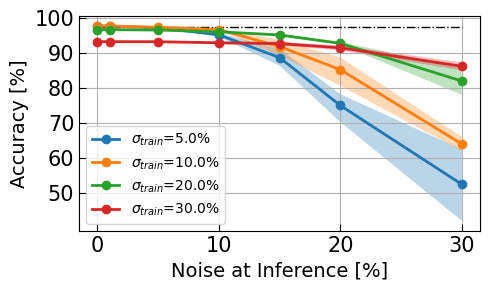
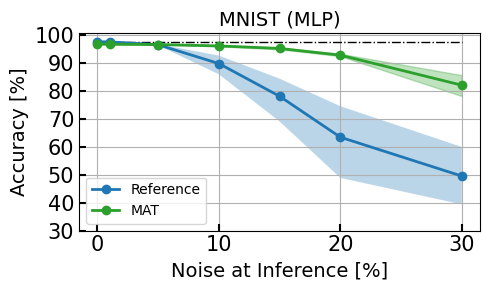
Unified diff of the notebook cell whose output changed from the first chart to the second:
--- before
+++ after
@@ -1,13 +1,23 @@
+noise_sd_list = dict_results_vanilla['noise_sd_list']
+acc_test_vanilla = 100*dict_results_vanilla['acc_test_vanilla']
+acc_test_vanilla_ref = 100*dict_results_vanilla['acc_test_vanilla_ref']
+acc_test_nudging = 100*dict_results_NoiseBack['acc_test_nudging']
+acc_test_nudging_ref = 100*dict_results_NoiseBack['acc_test_nudging_ref']
+acc_test_fon = 100*dict_results_NoiseForw['acc_test_fon']
+
 fig, ax = plt.subplots( figsize=(5,3) )
 # reference accuracy w/out noise
 ax.hlines( np.mean( acc_test_vanilla_ref, axis=0 ), noise_sd_list[0]*100, noise_sd_list[-1]*100, lw=1, linestyle='-.', color='k')
+# vanilla training
+ax.plot( 100*noise_sd_list, np.mean( acc_test_vanilla, axis=0 ), lw=2, marker='o', ms=6, label='Reference')
+ax.fill_between( 100*noise_sd_list, np.quantile( acc_test_vanilla, axis=0, q=0.5-0.38 ), np.quantile( acc_test_vanilla, axis=0, q=0.5+0.38 ), alpha=0.3 )
 # with the noise in forward phase
-for n, noise_sd in enumerate(noise_sd_train_list):
-    ax.plot( 100*noise_sd_list, np.mean( accuracy_ste[n], axis=0 ), lw=2, marker='o', ms=6, label=r'$\sigma_{train}$='+str(noise_sd*100)+'%')
-    ax.fill_between( 100*noise_sd_list, np.quantile( accuracy_ste[n], axis=0, q=0.5-0.38 ), np.quantile( accuracy_ste[n], axis=0, q=0.5+0.38 ), alpha=0.3 )
-ax.tick_params( which='major', labelsize=15, direction='in', size=5 )
+ax.plot( 100*noise_sd_list, np.mean( acc_test_fon, axis=0 ), lw=2, marker='o', ms=6, label='MAT', color='tab:green')
+ax.fill_between( 100*noise_sd_list, np.quantile( acc_test_fon, axis=0, q=0.5-0.38 ), np.quantile( acc_test_fon, axis=0, q=0.5+0.38 ), alpha=0.3, color='tab:green' )
+ax.tick_params( which='major', labelsize=15, direction='in', size=5, width=1.5 )
 ax.tick_params( which='minor', direction='in', size=2.5 )
 #ax.set_xscale('log')
-ax.set_yticks( np.arange( 50,110,10 ) )
+ax.set_yticks( np.arange( 30,110,10 ) )
+ax.set_title('MNIST (MLP)', size=14)
 ax.set_xlabel('Noise at Inference [%]', size=14)
 ax.set_ylabel('Accuracy [%]', size=14)
@@ -17,5 +27,5 @@
 ## saving the plot
 plt.tight_layout()
-root_path_results = '/Users/filippomoro/Documents/Training_with_memristors/Results'
-file_save_plot = root_path_results + '/MNIST_noise_at_inference_2.pdf'
+root_path_results = '/Users/filippomoro/Documents/Memristor-Aware-Training/Results'
+file_save_plot = root_path_results + '/MNIST_MAT.png'
 fig.savefig( file_save_plot, dpi=300, transparent=True )

Commit: cifar100 updated